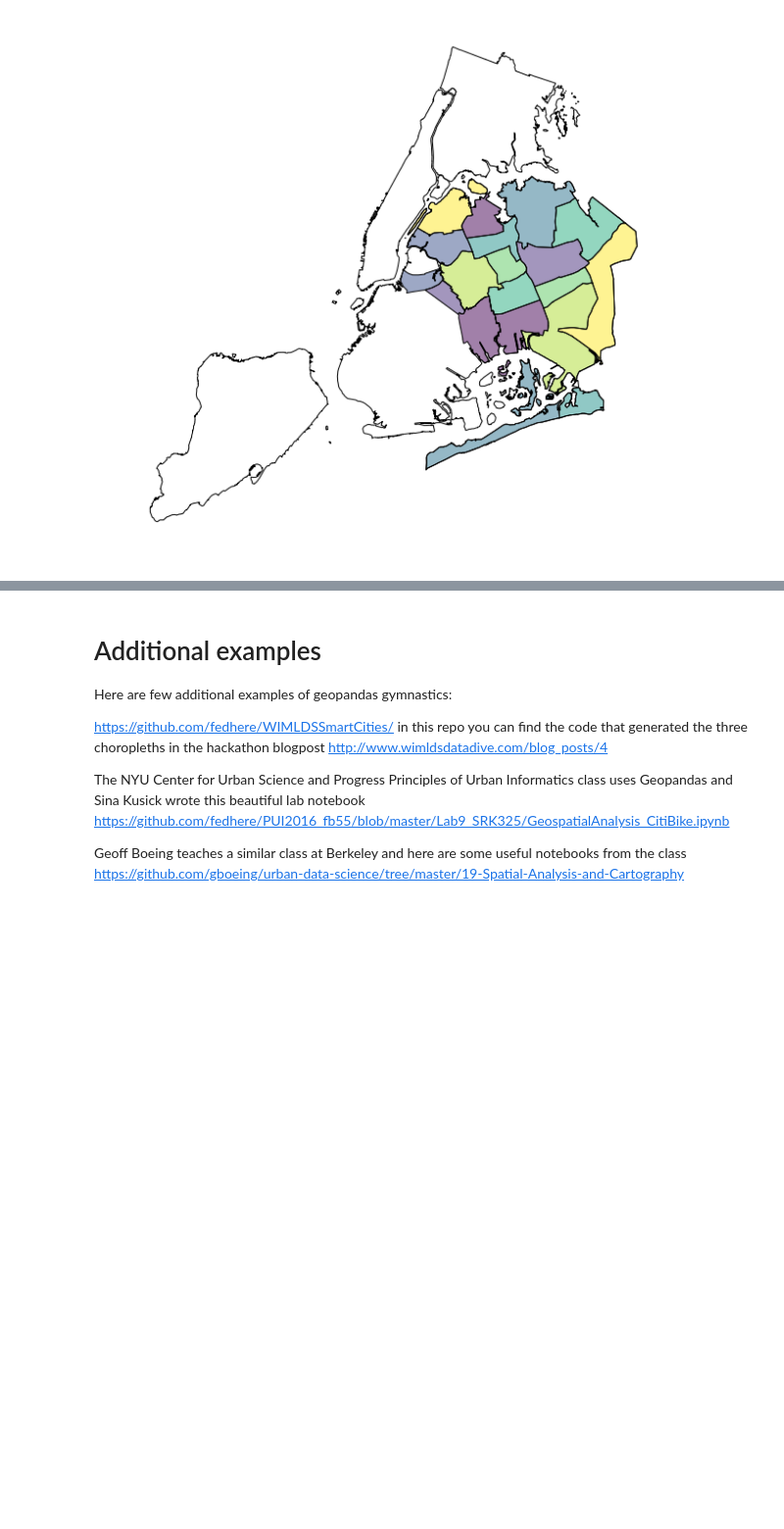
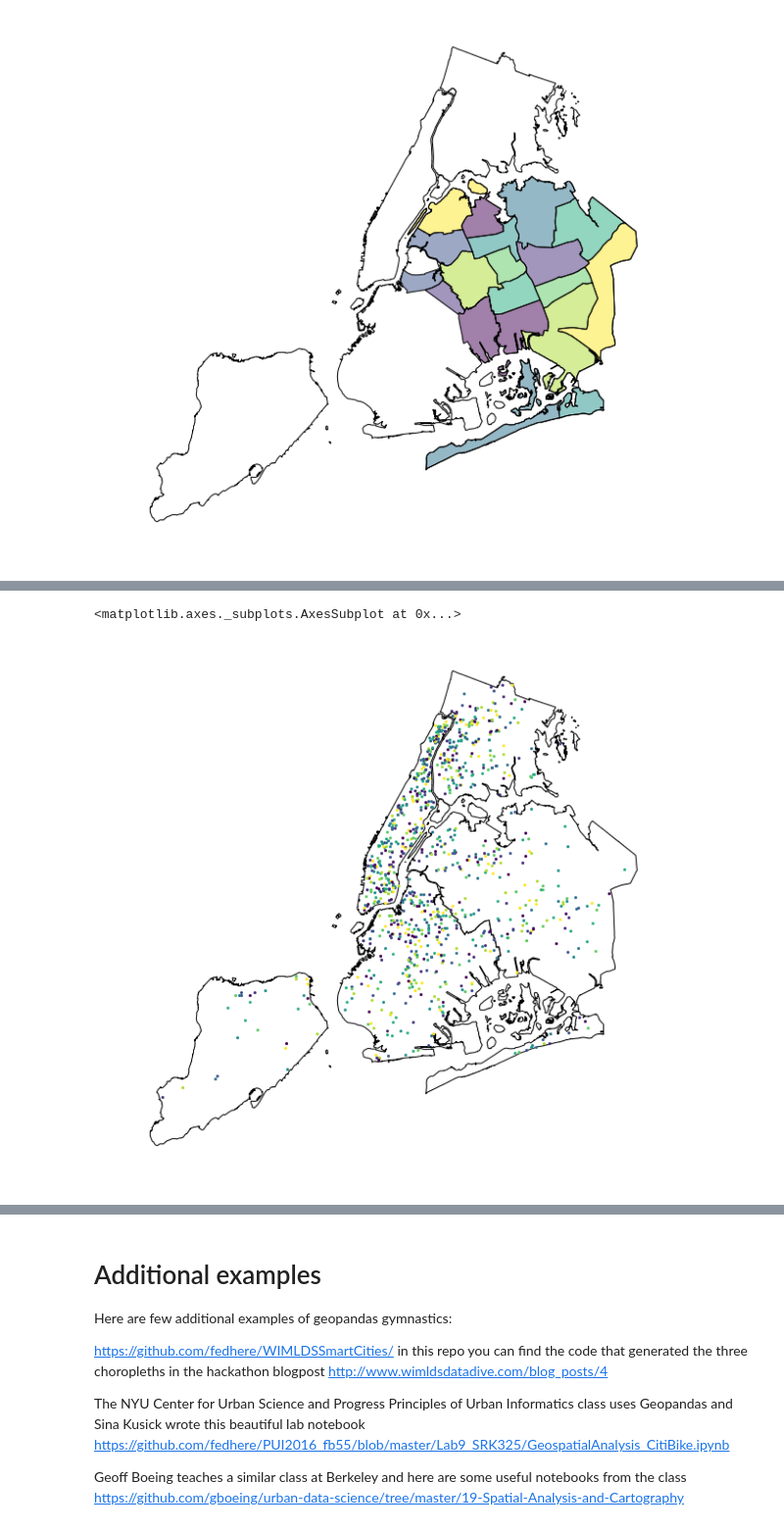
Before and after one commit to wimlds/smart_cities, a Jupyter notebook: UsingShapeFiles.ipynb, the cells around one changed output, grey strips where cells are left out. Shown at 98% size. Drawn from its saved outputs; the diff is of its cells as text; code cells hidden in the pictures; blank space fills up the shorter version.

Commit message:
adding points gymnastics

```diff
--- a/UsingShapeFiles.ipynb
+++ b/UsingShapeFiles.ipynb
@@ -311,0 +315,7 @@ A lot more geometry exercises can be performed with geopandas. See here http://g
+# %%
+from pandas.io.gbq import read_gbq
+
+project = "spheric-crow-161317"
+sample_query = "SELECT * FROM `bigquery-public-data.new_york.311_service_requests` WHERE complaint_type LIKE '%Noise%' LIMIT 1000"
+df = read_gbq(query=sample_query, project_id=project, dialect='standard')
+df.head()
@@ -311,0 +351,6 @@ A lot more geometry exercises can be performed with geopandas. See here http://g
+# %%
+#turn lat long into shapely points
+df.dropna(axis=0, subset=['latitude','longitude'], inplace=True)
+df['lonlat'] = zip(df.longitude, df.latitude)
+df['geometry'] = df[['lonlat']].applymap(lambda x:shapely.geometry.Point(x))
+df.head()
@@ -311,0 +365,3 @@ A lot more geometry exercises can be performed with geopandas. See here http://g
+# %%
+noisegdf = gpd.GeoDataFrame(df)
+noisegdf.head()
@@ -311,0 +376,6 @@ A lot more geometry exercises can be performed with geopandas. See here http://g
+# %%
+fig, ax = choroplethNYC.choroplethNYC(boroughs, alpha=0)
+noisegdf.plot(ax=ax)
+# %% [output]
+<matplotlib.axes._subplots.AxesSubplot at 0x...>
+[figure, added]
```
Also changed, not shown: parts of 18 cells of this notebook.
